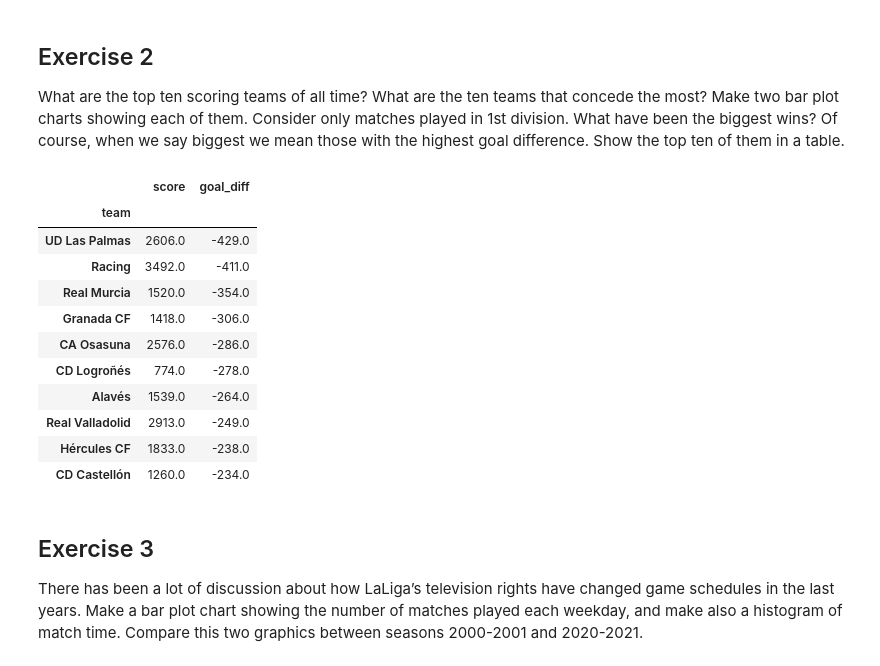
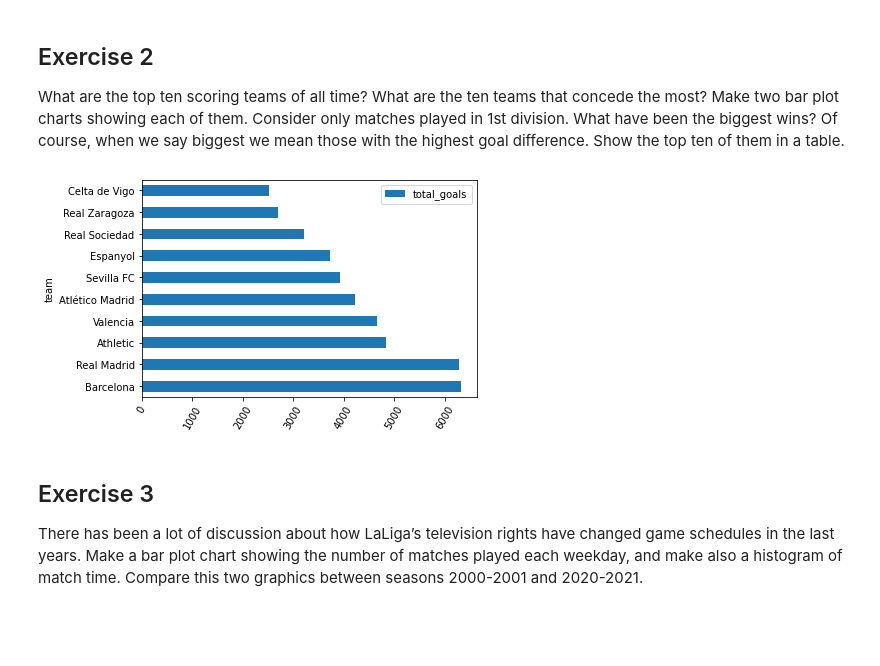
Before and after one commit to IsidreMas/la-quiniela, a Jupyter notebook: analysis/LaLigaDataAnalysis.ipynb, the cells around one changed output. Cells and saved outputs as stored; diff of their text form; code cells hidden in the pictures; blank space fills up the shorter version.

```diff
--- a/analysis/LaLigaDataAnalysis.ipynb
+++ b/analysis/LaLigaDataAnalysis.ipynb
@@ -48,32 +48,25 @@ What are the top ten scoring teams of all time? What are the ten teams that conc
 # %%
 def get_score(result,index):
     if(isinstance(result, str)):
         score = result.split(":")
         return int(score[index])
     else:
         return result
 
 df['home_score'] = df.apply(lambda row: get_score(row.score,0), axis=1)
 df['away_score'] = df.apply(lambda row: get_score(row.score,1), axis=1)
 df['goal_diff'] = df.apply(lambda row: row.home_score-row.away_score, axis=1)
-df1 = df[['home_team', 'home_score','goal_diff']].dropna(subset=["home_score"]).rename(columns={'home_team':'team', 'home_score':'score'})
-df2 = df[['away_team', 'away_score','goal_diff']].dropna(subset=["away_score"]).rename(columns={'away_team':'team', 'away_score':'score'})
+df_filter_by_division = df[df.division == 1].copy()
+df1 = df_filter_by_division[['home_team', 'home_score','away_score','goal_diff']].dropna(subset=["home_score"]).rename(columns={'home_team':'team','away_score':'total_concede', 'home_score':'total_goals'})
+df2 = df_filter_by_division[['away_team', 'away_score','home_score','goal_diff']].dropna(subset=["away_score"]).rename(columns={'away_team':'team','home_score':'total_concede', 'away_score':'total_goals'})
 df2.goal_diff=-df2.goal_diff
-team_scores = pd.concat([df1,df2], ignore_index=True).groupby('team').sum().sort_values(by='goal_diff', axis=0, ascending=True)
+team_scores = pd.concat([df1,df2], ignore_index=True).groupby('team').sum()
 team_scores.head(10)
+
+ax = team_scores.sort_values(by='total_goals', axis=0, ascending=False).head(10).plot.barh(y='total_goals', rot=0, )
+ax = plt.xticks(rotation=60)
 # %% [output]
-|  | score | goal_diff |
-| team |  |  |
-| UD Las Palmas | 2606.0 | -429.0 |
-| Racing | 3492.0 | -411.0 |
-| Real Murcia | 1520.0 | -354.0 |
-| Granada CF | 1418.0 | -306.0 |
-| CA Osasuna | 2576.0 | -286.0 |
-| CD Logroñés | 774.0 | -278.0 |
-| Alavés | 1539.0 | -264.0 |
-| Real Valladolid | 2913.0 | -249.0 |
-| Hércules CF | 1833.0 | -238.0 |
-| CD Castellón | 1260.0 | -234.0 |
+[figure, added]
 # %% [markdown]
 ## Exercise 3
 
```
